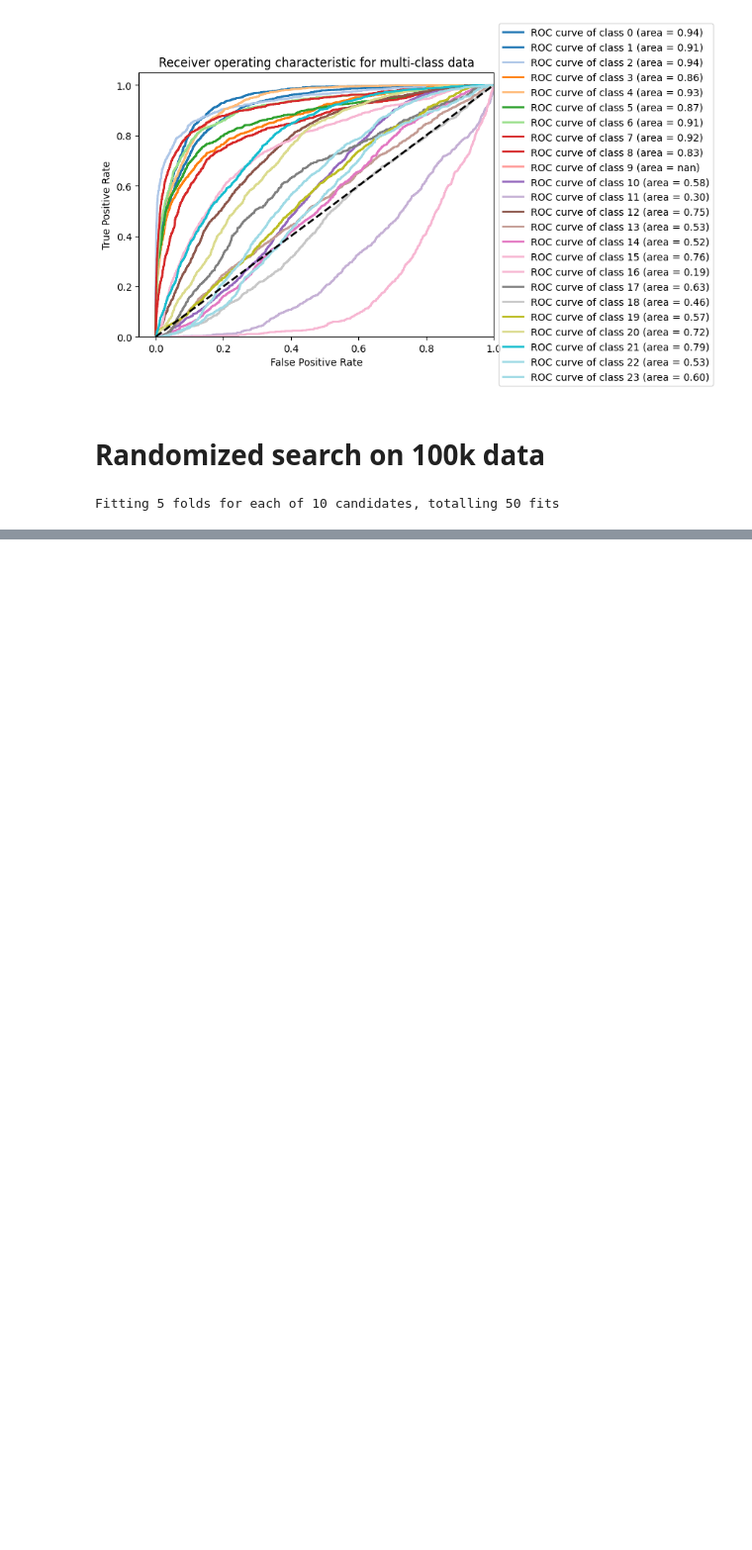
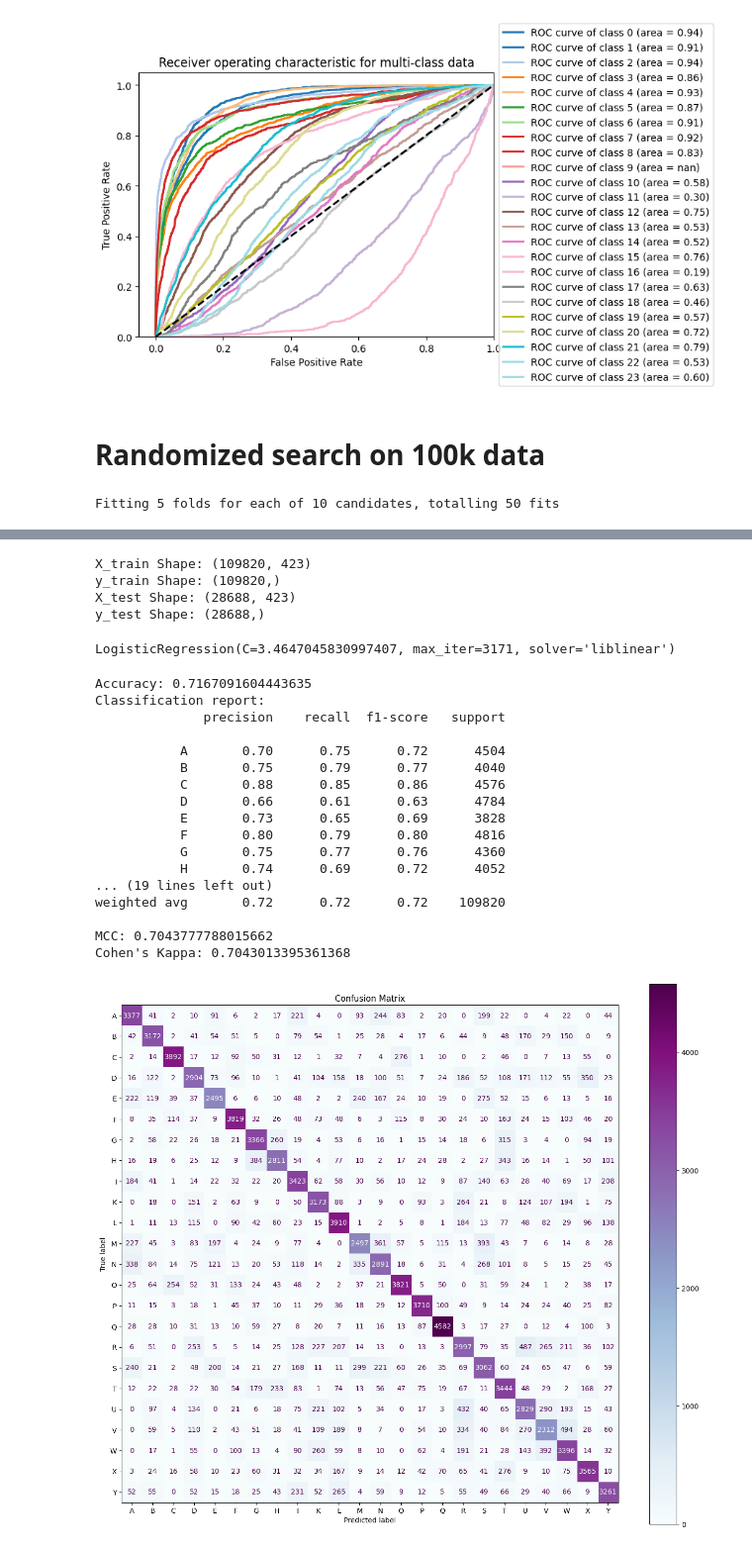
Before and after one commit to DataScienceAndEngineering/machine-learning-dse-i210-final-project-signlanguageclassification, a Jupyter notebook: notebooks/1.5-su-initial-baseline-model.ipynb, the cells around one changed output, grey strips where cells are left out. Shown at 99% size. Cells and saved outputs as stored; diff of their text form; code cells hidden in the pictures; blank space fills up the shorter version.

Commit message:
lr on combined features

```diff
--- a/notebooks/1.5-su-initial-baseline-model.ipynb
+++ b/notebooks/1.5-su-initial-baseline-model.ipynb
@@ -573,0 +565,52 @@ print(classification_report(y_test, y_pred_lr_sc, target_names=letters))
+# %%
+# Load the augmented data from the file
+data = np.load('/content/drive/Shareddrives/SignLanguageData/combined_features.npz')
+X_train = data['X_train']
+y_train = data['y_train']
+X_test = data['X_test']
+y_test = data['y_test']
+# %%
+#printing shapes
+print(f'X_train Shape: {X_train.shape}')
+print(f'y_train Shape: {y_train.shape}')
+print(f'X_test Shape: {X_test.shape}')
+print(f'y_test Shape: {y_test.shape}')
+# %% [output]
+X_train Shape: (109820, 423)
+y_train Shape: (109820,)
+X_test Shape: (28688, 423)
+y_test Shape: (28688,)
+# %%
+lr = LogisticRegression(C=3.4647045830997407,
+                        max_iter=3171,
+                        penalty="l2",
+                        solver="liblinear",
+                        warm_start=False)
+# %%
+lr.fit(X_train, y_train)
+# %% [output]
+LogisticRegression(C=3.4647045830997407, max_iter=3171, solver='liblinear')
+# %%
+# applying Logistic regression and predicting on train
+y_pred_lr_train = lr.predict(X_train)
+# %%
+evaluate_model(y_train, y_pred_lr_train, letters)
+# %% [output]
+Accuracy: 0.7167091604443635
+Classification report:
+              precision    recall  f1-score   support
+
+           A       0.70      0.75      0.72      4504
+           B       0.75      0.79      0.77      4040
+           C       0.88      0.85      0.86      4576
+           D       0.66      0.61      0.63      4784
+           E       0.73      0.65      0.69      3828
+           F       0.80      0.79      0.80      4816
+           G       0.75      0.77      0.76      4360
+           H       0.74      0.69      0.72      4052
+... (19 lines left out)
+weighted avg       0.72      0.72      0.72    109820
+
+MCC: 0.7043777788015662
+Cohen's Kappa: 0.7043013395361368
+[figure, added]
```
Also changed, not shown: parts of 6 cells of this notebook.
